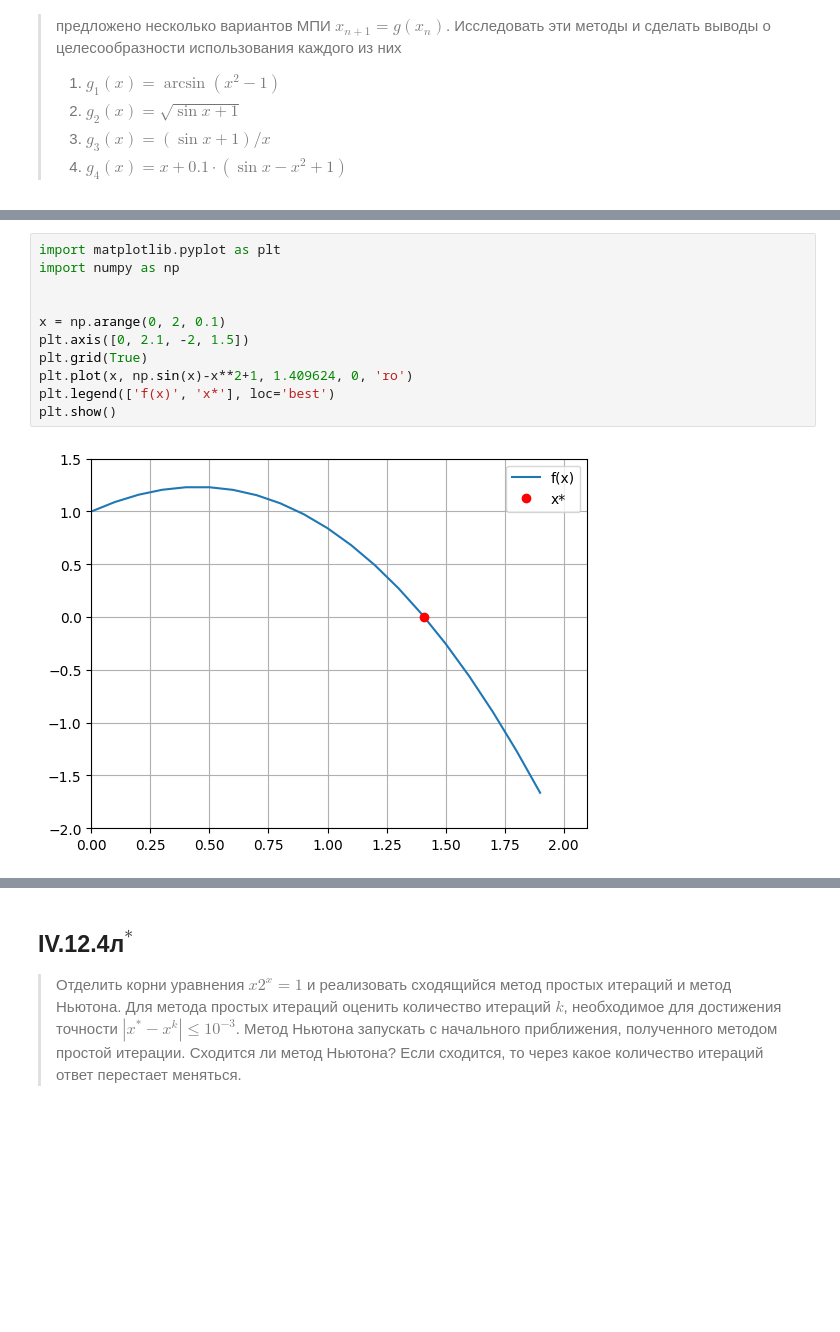
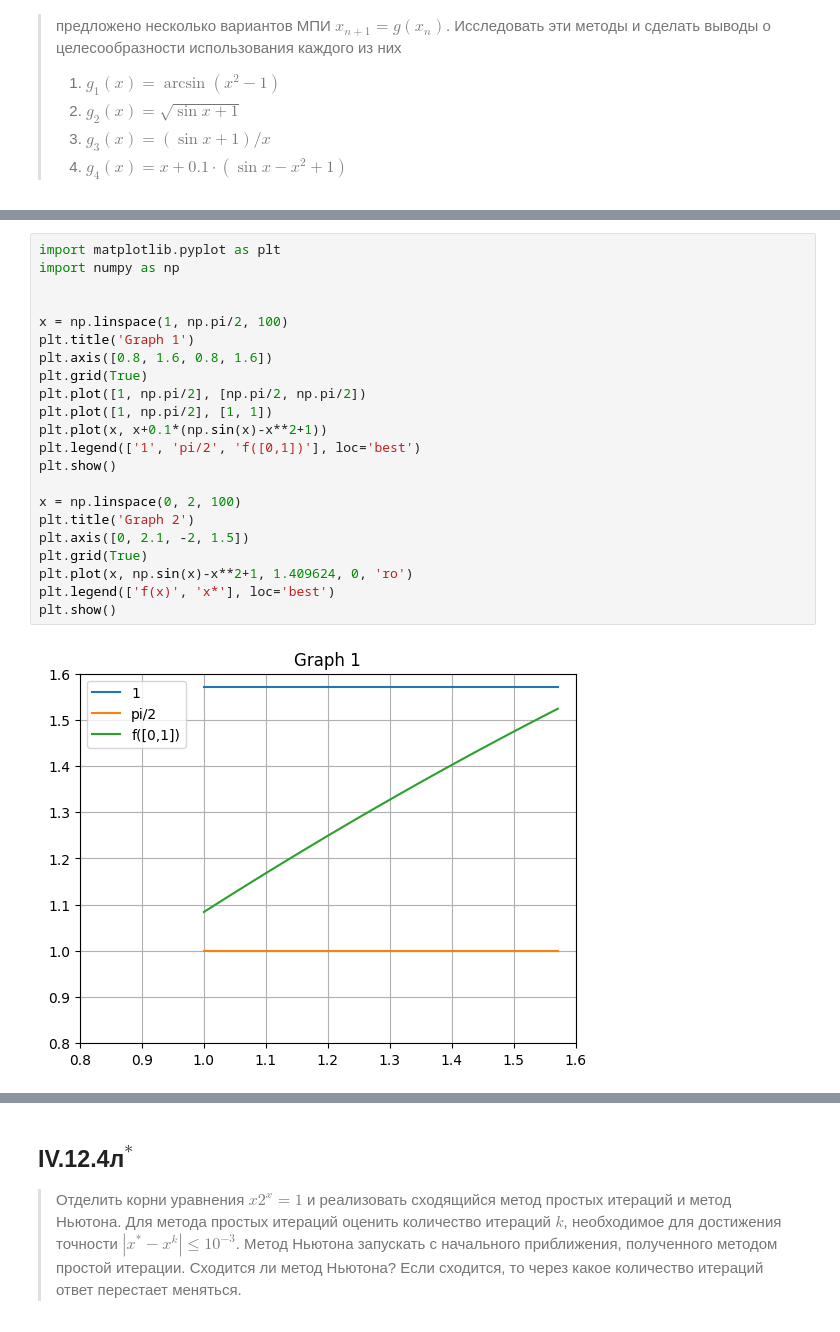
Before and after one commit to khaidzh/comp_math_hw, a Jupyter notebook: hw4/main.ipynb, the cells around one changed output, grey strips where cells are left out. Drawn from its saved outputs; the diff is of its cells as text; blank space fills up the shorter version.

Commit message:
Homework 4: add localization area image

```diff
--- a/hw4/main.ipynb
+++ b/hw4/main.ipynb
@@ -41,13 +43,24 @@ $$f\left(\frac{\pi}{2}\right)=2-\left(\frac{\pi}{2}\right)^2<0$$
 # %%
 import matplotlib.pyplot as plt
 import numpy as np
 
 
-x = np.arange(0, 2, 0.1)
+x = np.linspace(1, np.pi/2, 100)
+plt.title('Graph 1')
+plt.axis([0.8, 1.6, 0.8, 1.6])
+plt.grid(True)
+plt.plot([1, np.pi/2], [np.pi/2, np.pi/2])
+plt.plot([1, np.pi/2], [1, 1])
+plt.plot(x, x+0.1*(np.sin(x)-x**2+1))
+plt.legend(['1', 'pi/2', 'f([0,1])'], loc='best')
+plt.show()
+
+x = np.linspace(0, 2, 100)
+plt.title('Graph 2')
 plt.axis([0, 2.1, -2, 1.5])
 plt.grid(True)
 plt.plot(x, np.sin(x)-x**2+1, 1.409624, 0, 'ro')
 plt.legend(['f(x)', 'x*'], loc='best')
 plt.show()
 # %% [output]
-[figure, old version]
+[figure, new version]
```
Also changed, not shown: parts of 3 cells of this notebook.
